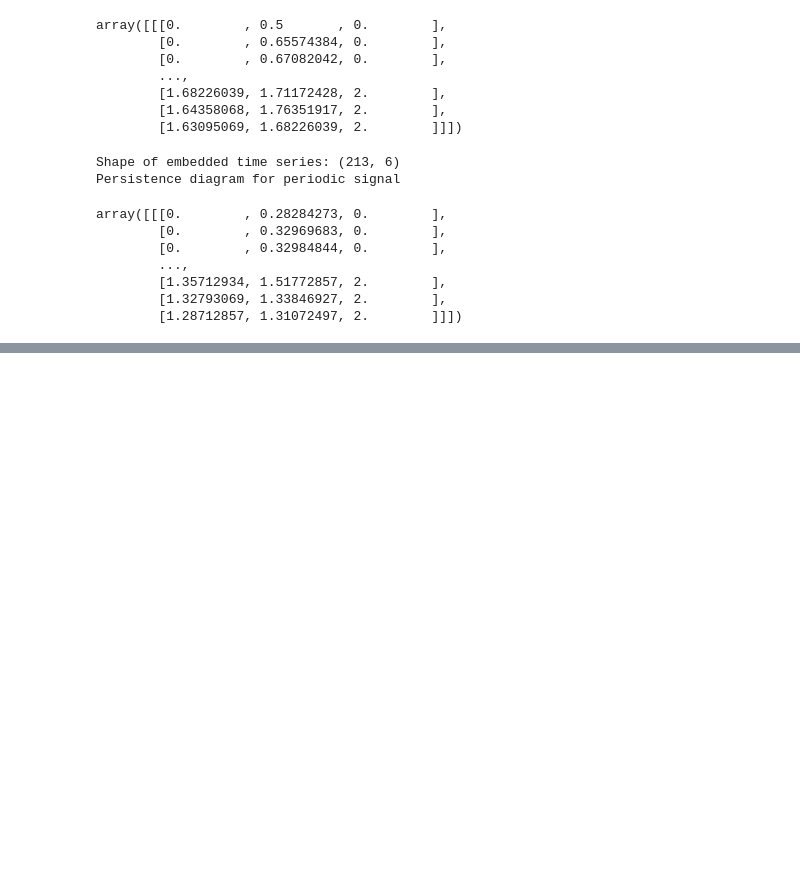
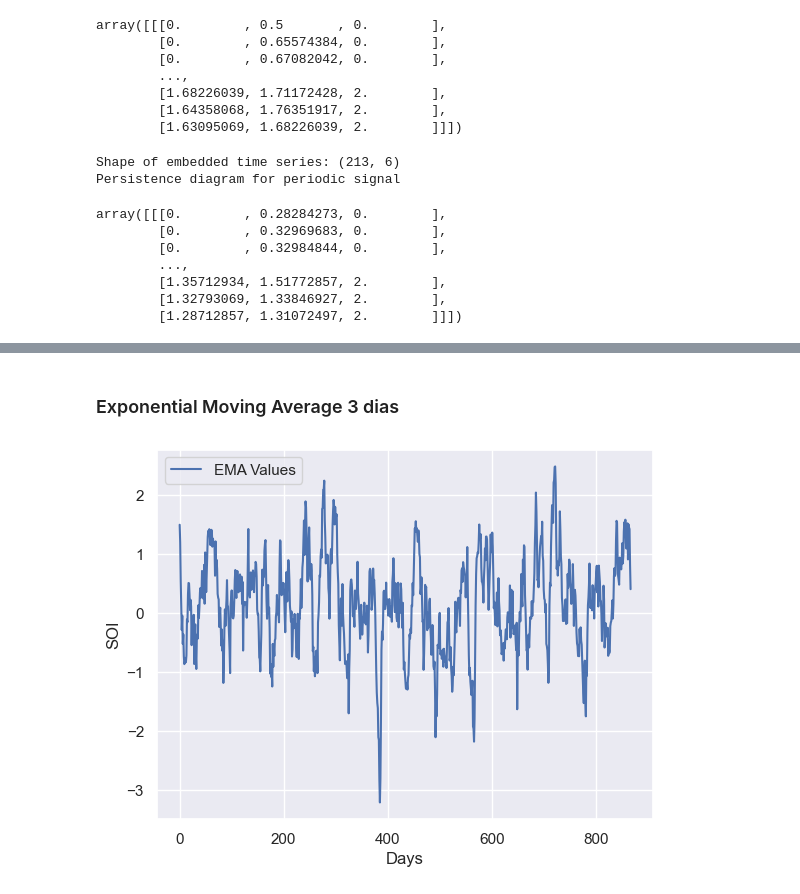
Before and after one commit to fedemedina72/RetoEquipo1, a Jupyter notebook: TimeSeries.ipynb, the cells around one changed output, grey strips where cells are left out. Saved outputs shown, nothing was run; the diff lists cells and outputs as text; code cells hidden in the pictures; blank space fills up the shorter version.

```diff
--- a/TimeSeries.ipynb
+++ b/TimeSeries.ipynb
@@ -162,0 +296,13 @@ array([[[0.        , 0.28284273, 0.        ],
+# %% [markdown]
+### Exponential Moving Average 3 dias
+# %%
+emaOLR = pd.Series(SOI.ewm(span=3, adjust=False).mean())
+#plt.plot(SOI, label="SOI")
+plt.plot(emaOLR, label="EMA Values")
+plt.xlabel("Days")
+plt.ylabel("SOI")
+plt.legend()
+plt.show()
+emaOLR = emaOLR.dropna().reset_index(drop=True)
+# %% [output]
+[figure, added]
```
Also changed, not shown: parts of 12 cells of this notebook.
